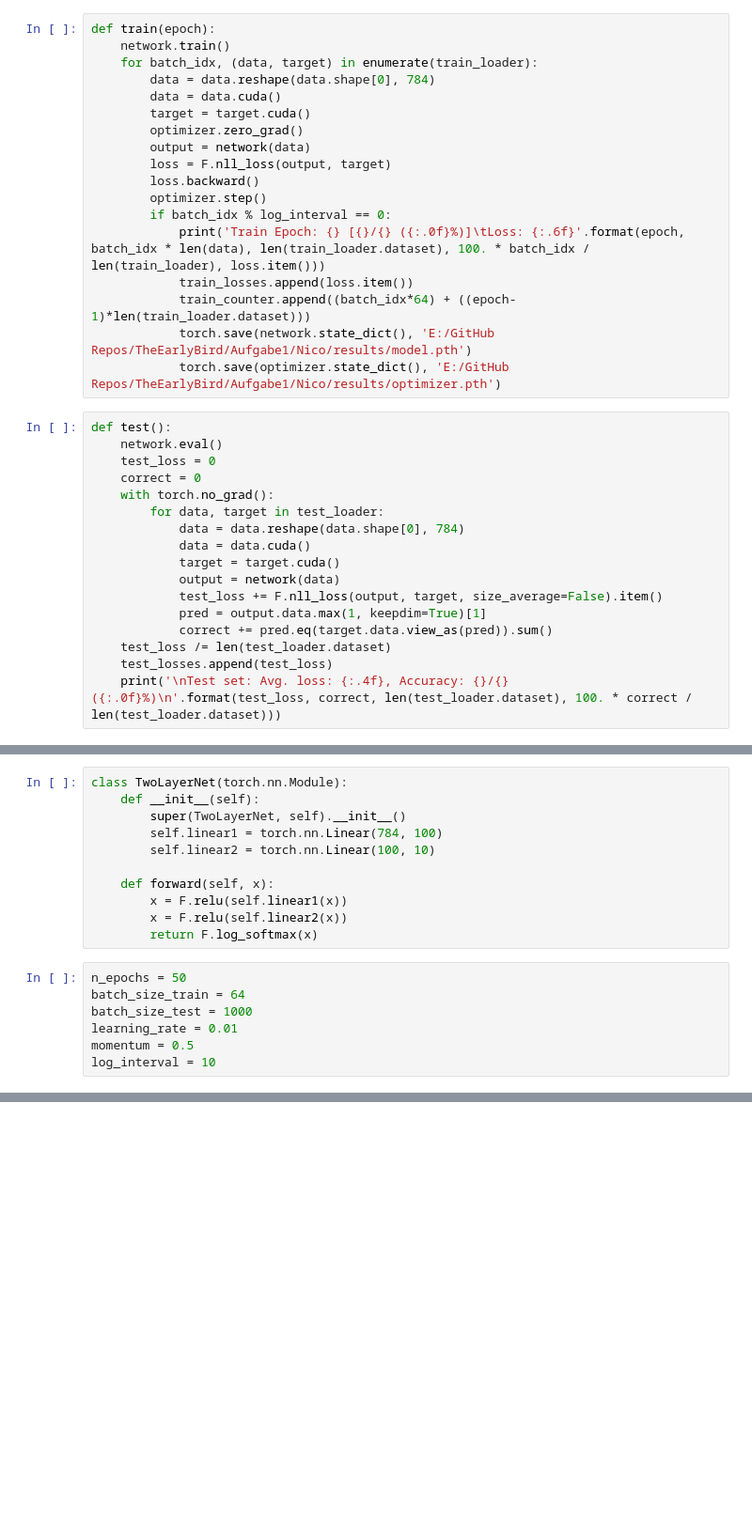
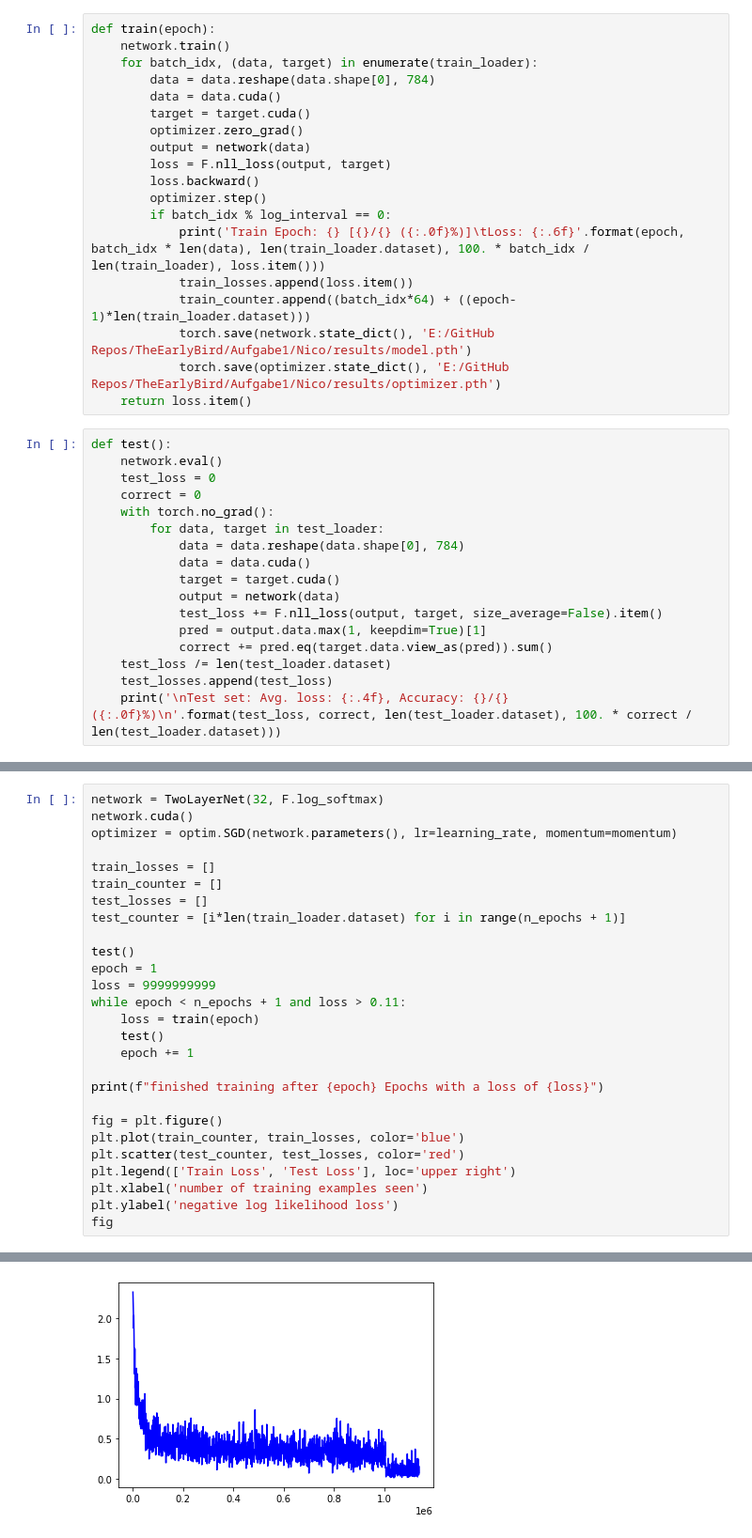
Before and after one commit to DerNiccoo/TheEarlyBird, a Jupyter notebook: Aufgabe1/Nico/1_MNIST.ipynb, the cells around one changed output, grey strips where cells are left out. Shown: that part at 94% size. Drawn from its saved outputs; the diff is of its cells as text; blank space fills up the shorter version.

Commit message:
PyTorch Playground with MNIST

```diff
--- a/Aufgabe1/Nico/1_MNIST.ipynb
+++ b/Aufgabe1/Nico/1_MNIST.ipynb
@@ -97,6 +89,7 @@ def train(epoch):
             train_counter.append((batch_idx*64) + ((epoch-1)*len(train_loader.dataset)))
             torch.save(network.state_dict(), 'E:/GitHub Repos/TheEarlyBird/Aufgabe1/Nico/results/model.pth')
             torch.save(optimizer.state_dict(), 'E:/GitHub Repos/TheEarlyBird/Aufgabe1/Nico/results/optimizer.pth')
+    return loss.item()
 # %%
 def test():
     network.eval()
@@ -135,18 +157,0 @@ ValueError: x and y must be the same size
-# %%
-class TwoLayerNet(torch.nn.Module):
-    def __init__(self):
-        super(TwoLayerNet, self).__init__()
-        self.linear1 = torch.nn.Linear(784, 100)
-        self.linear2 = torch.nn.Linear(100, 10)
-
-    def forward(self, x):
-        x = F.relu(self.linear1(x))
-        x = F.relu(self.linear2(x))
-        return F.log_softmax(x)
-# %%
-n_epochs = 50
-batch_size_train = 64
-batch_size_test = 1000
-learning_rate = 0.01
-momentum = 0.5
-log_interval = 10
@@ -184,0 +158,28 @@ Test set: Avg. loss: 0.0718, Accuracy: 9797/10000 (98%)
+# %%
+network = TwoLayerNet(32, F.log_softmax)
+network.cuda()
+optimizer = optim.SGD(network.parameters(), lr=learning_rate, momentum=momentum)
+
+train_losses = []
+train_counter = []
+test_losses = []
+test_counter = [i*len(train_loader.dataset) for i in range(n_epochs + 1)]
+
+test()
+epoch = 1
+loss = 9999999999
+while epoch < n_epochs + 1 and loss > 0.11:
+    loss = train(epoch)
+    test()
+    epoch += 1
+
+print(f"finished training after {epoch} Epochs with a loss of {loss}")
+
+fig = plt.figure()
+plt.plot(train_counter, train_losses, color='blue')
+plt.scatter(test_counter, test_losses, color='red')
+plt.legend(['Train Loss', 'Test Loss'], loc='upper right')
+plt.xlabel('number of training examples seen')
+plt.ylabel('negative log likelihood loss')
+fig
+# %% [output]
@@ -184,0 +204 @@ Test set: Avg. loss: 0.0718, Accuracy: 9797/10000 (98%)
+[figure, added]
```
Also changed, not shown: parts of 13 cells of this notebook.
